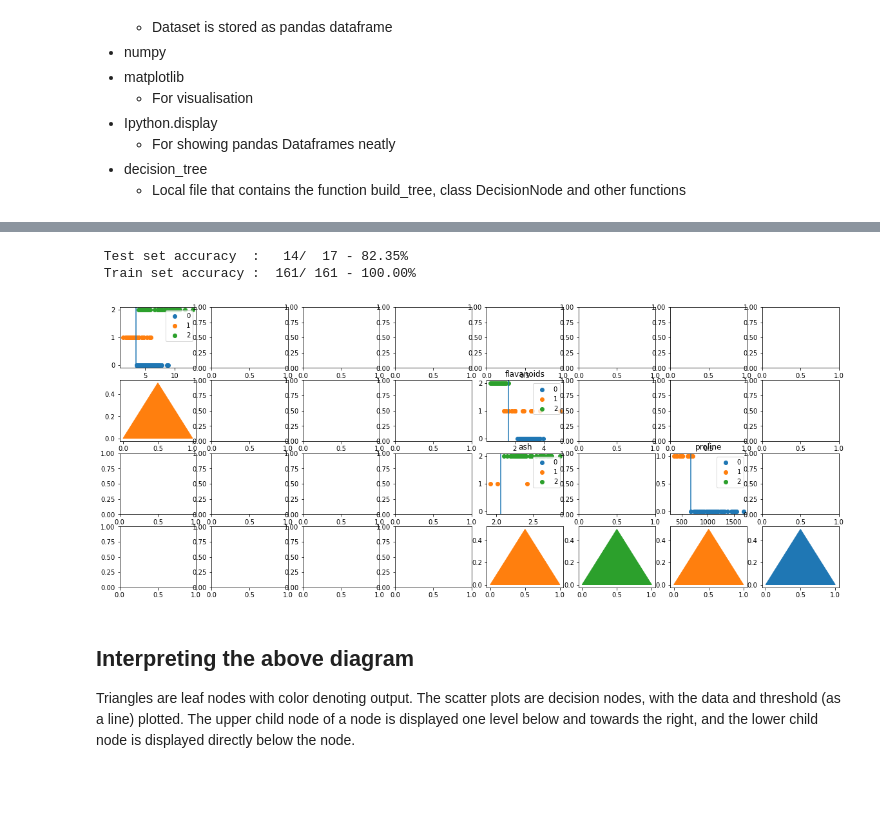
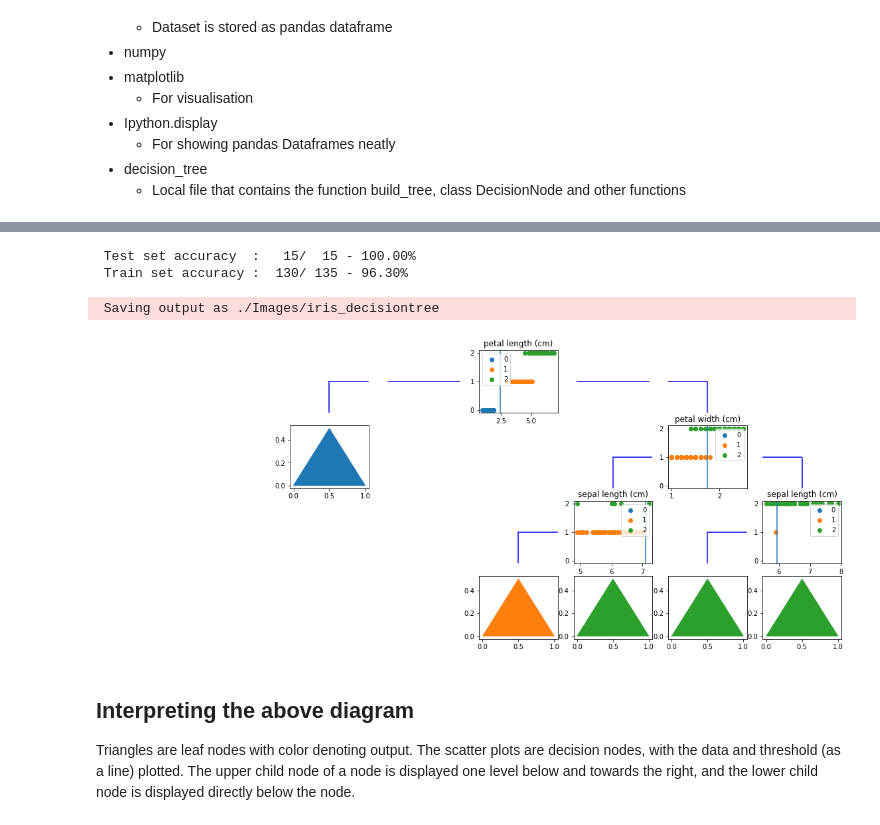
Before and after one commit to Ashwin-Rajesh/ML_projects, a Jupyter notebook: decision_trees/decision_tree_classification.ipynb, the cells around one changed output, grey strips where cells are left out. Saved outputs shown, nothing was run; the diff lists cells and outputs as text; code cells hidden in the pictures; blank space fills up the shorter version.

Commit message:
Improved decision tree visualisation and created image export option

```diff
--- a/decision_trees/decision_tree_classification.ipynb
+++ b/decision_trees/decision_tree_classification.ipynb
@@ -33,7 +33,7 @@ import matplotlib.pyplot as plt
 from decision_tree import *
 # %%
 # Select the dataset from options iris, breast_cancer, digits, wine
-dataset = 'wine'
+dataset = 'iris'
 
 data = None
 
@@ -306,12 +249,13 @@ for i in train.index:
 total = train.shape[0]
 print(" Train set accuracy : %4d/%4d - %.2f%%" % (total-error,total, 100*(total - error)/total))
 # %% [output]
- Test set accuracy  :   14/  17 - 82.35%
- Train set accuracy :  161/ 161 - 100.00%
+ Test set accuracy  :   15/  15 - 100.00%
+ Train set accuracy :  130/ 135 - 96.30%
 # %%
-visualize_tree_working(x, root, 3)
+visualize_tree_working(x, root, 3, save="./Images/%s_decisiontree"%dataset)
 # %% [output]
+ Saving output as ./Images/iris_decisiontree
-[figure, old version]
+[figure, new version]
 # %% [markdown]
 ## Interpreting the above diagram
 
```
Also changed, not shown: parts of 5 cells of this notebook, 3 other files.
